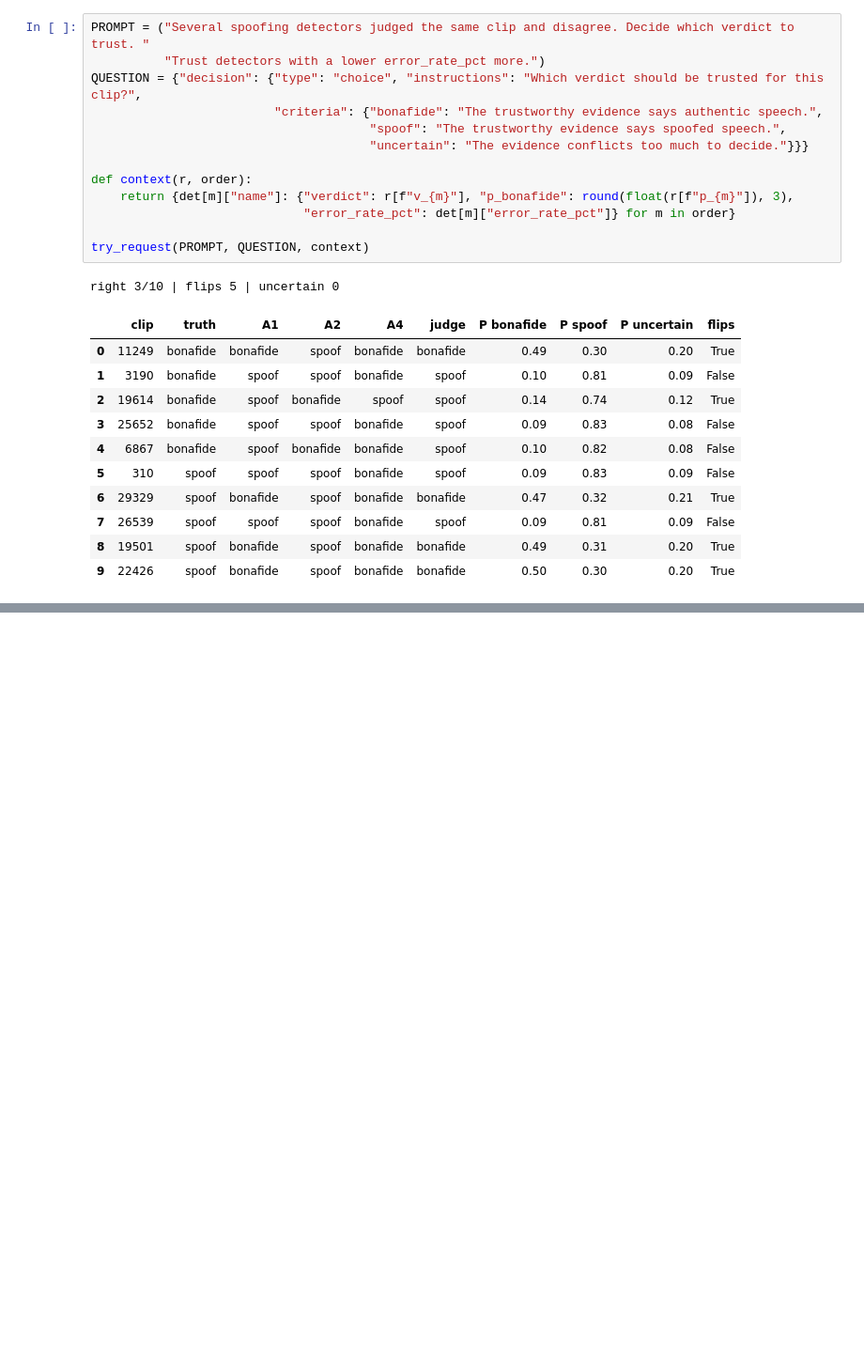
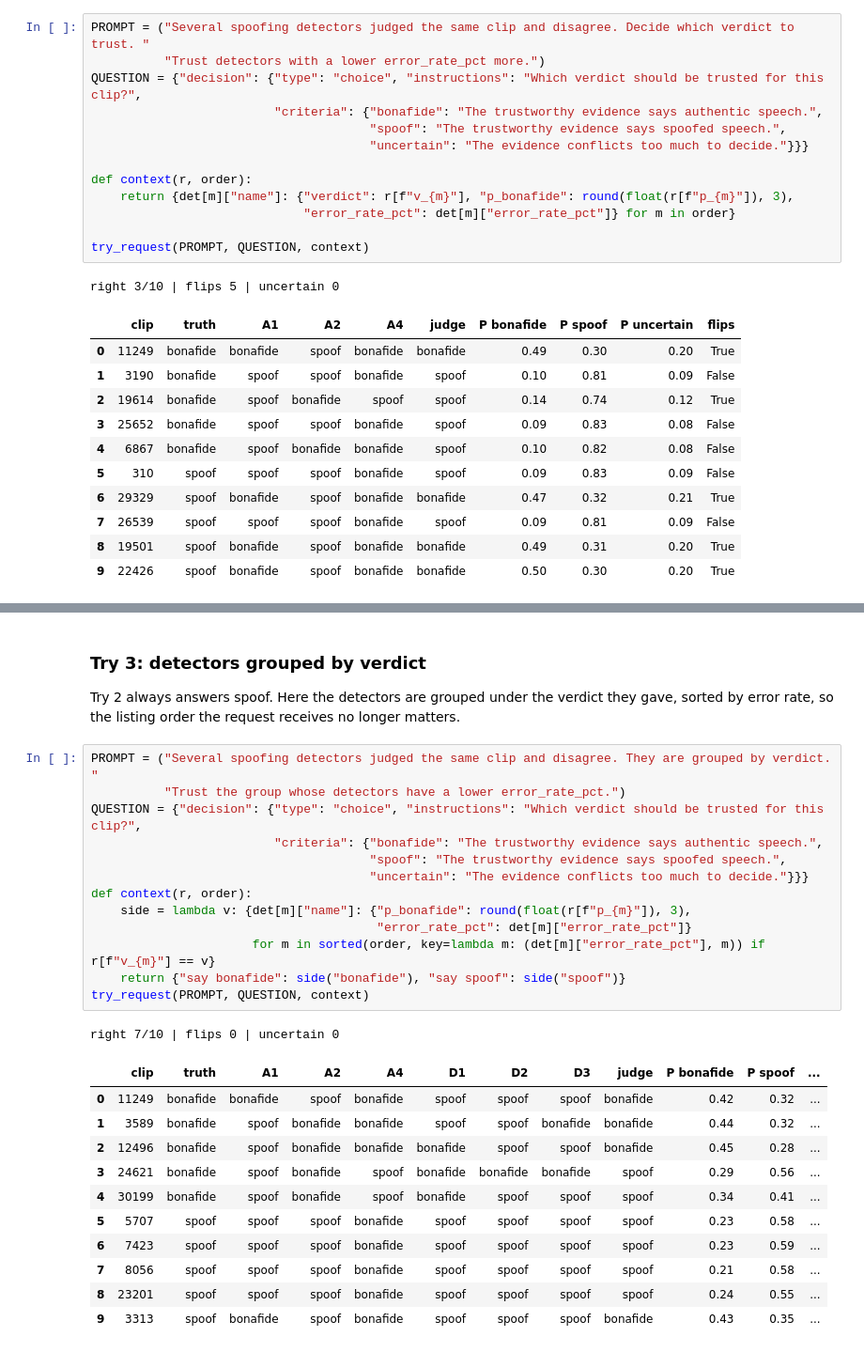
Before and after one commit to Qwenty228/GC2-EchoJEV, a Jupyter notebook: SystemCode/notebooks/06_jev.ipynb, the cells around one changed output, grey strips where cells are left out. Shown at 94% size. Drawn from its saved outputs; the diff is of its cells as text; blank space fills up the shorter version.

```diff
--- a/SystemCode/notebooks/06_jev.ipynb
+++ b/SystemCode/notebooks/06_jev.ipynb
@@ -256,0 +289,29 @@ right 3/10 | flips 5 | uncertain 0
+# %% [markdown]
+### Try 3: detectors grouped by verdict
+Try 2 always answers spoof. Here the detectors are grouped under the verdict they gave, sorted by error rate, so the listing order the request receives no longer matters.
+# %%
+PROMPT = ("Several spoofing detectors judged the same clip and disagree. They are grouped by verdict. "
+          "Trust the group whose detectors have a lower error_rate_pct.")
+QUESTION = {"decision": {"type": "choice", "instructions": "Which verdict should be trusted for this clip?",
+                         "criteria": {"bonafide": "The trustworthy evidence says authentic speech.",
+                                      "spoof": "The trustworthy evidence says spoofed speech.",
+                                      "uncertain": "The evidence conflicts too much to decide."}}}
+def context(r, order):
+    side = lambda v: {det[m]["name"]: {"p_bonafide": round(float(r[f"p_{m}"]), 3),
+                                       "error_rate_pct": det[m]["error_rate_pct"]}
+                      for m in sorted(order, key=lambda m: (det[m]["error_rate_pct"], m)) if r[f"v_{m}"] == v}
+    return {"say bonafide": side("bonafide"), "say spoof": side("spoof")}
+try_request(PROMPT, QUESTION, context)
+# %% [output]
+right 7/10 | flips 0 | uncertain 0
+|  | clip | truth | A1 | A2 | A4 | D1 | D2 | D3 | judge | P bonafide | P spoof | ... |
+| 0 | 11249 | bonafide | bonafide | spoof | bonafide | spoof | spoof | spoof | bonafide | 0.42 | 0.32 | ... |
+| 1 | 3589 | bonafide | spoof | bonafide | bonafide | spoof | spoof | bonafide | bonafide | 0.44 | 0.32 | ... |
+| 2 | 12496 | bonafide | spoof | bonafide | bonafide | bonafide | spoof | spoof | bonafide | 0.45 | 0.28 | ... |
+| 3 | 24621 | bonafide | spoof | bonafide | spoof | bonafide | bonafide | bonafide | spoof | 0.29 | 0.56 | ... |
+| 4 | 30199 | bonafide | spoof | bonafide | spoof | bonafide | spoof | spoof | spoof | 0.34 | 0.41 | ... |
+| 5 | 5707 | spoof | spoof | spoof | bonafide | spoof | spoof | spoof | spoof | 0.23 | 0.58 | ... |
+| 6 | 7423 | spoof | spoof | spoof | bonafide | spoof | spoof | spoof | spoof | 0.23 | 0.59 | ... |
+| 7 | 8056 | spoof | spoof | spoof | bonafide | spoof | spoof | spoof | spoof | 0.21 | 0.58 | ... |
+| 8 | 23201 | spoof | spoof | spoof | bonafide | spoof | spoof | spoof | spoof | 0.24 | 0.55 | ... |
+| 9 | 3313 | spoof | bonafide | spoof | bonafide | spoof | spoof | spoof | bonafide | 0.43 | 0.35 | ... |
```
Also changed, not shown: parts of 8 cells of this notebook, 2 other files.
